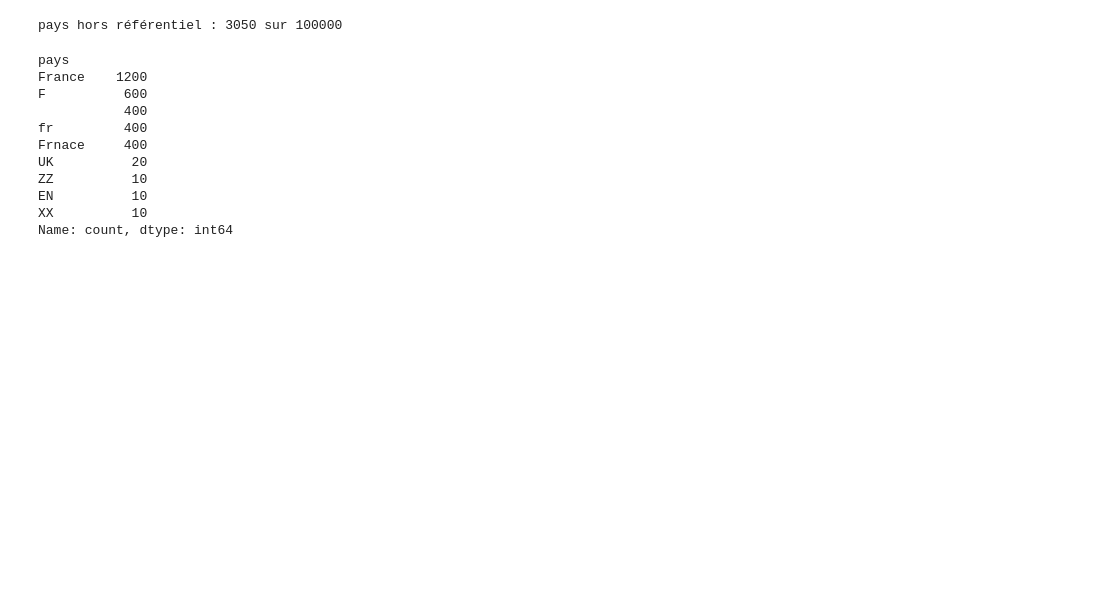
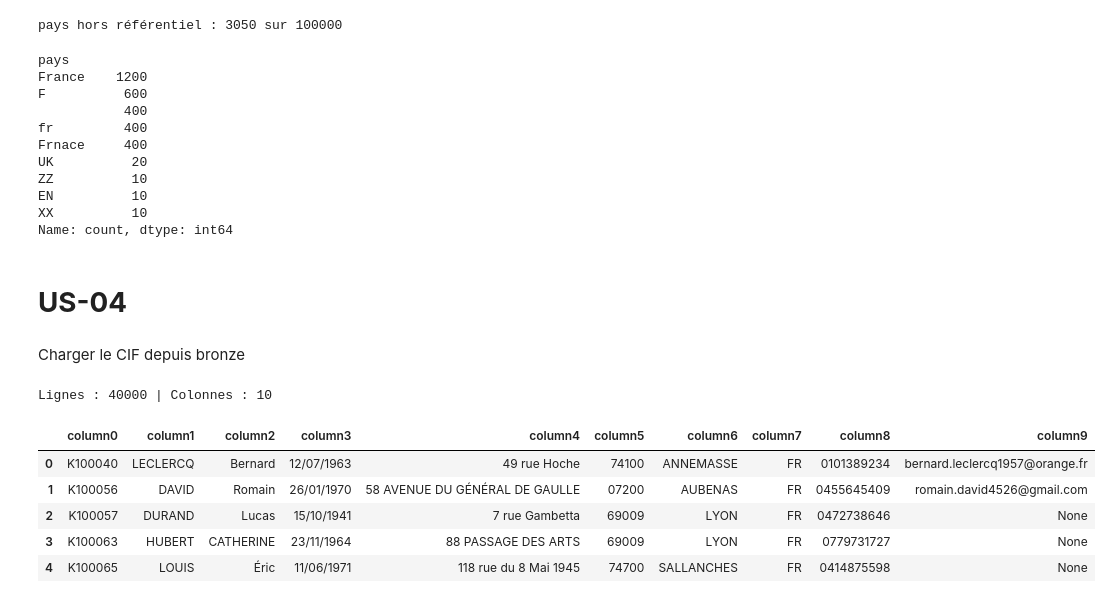
Before and after one commit to Samii05/td-qualite-g01, a Jupyter notebook: notebooks/S1_01.ipynb, the cells around one changed output. Cells and saved outputs as stored; diff of their text form; code cells hidden in the pictures; blank space fills up the shorter version.

```diff
--- a/notebooks/S1_01.ipynb
+++ b/notebooks/S1_01.ipynb
@@ -829,3 +829,5 @@ ZZ          10
 EN          10
 XX          10
 Name: count, dtype: int64
+# %% [markdown]
+# **US-04**
@@ -831,0 +845,16 @@ Name: count, dtype: int64
+# %% [markdown]
+Charger le CIF depuis bronze
+# %%
+cif = lire("SELECT * FROM bronze.cif_clients WHERE _batch_id = :b", b=BATCH)
+cif = cif[[c for c in cif.columns if c.startswith("column")]]   # on enlève les métadonnées
+
+print("Lignes :", len(cif), "| Colonnes :", len(cif.columns))
+display(cif.head())
+# %% [output]
+Lignes : 40000 | Colonnes : 10
+|  | column0 | column1 | column2 | column3 | column4 | column5 | column6 | column7 | column8 | column9 |
+| 0 | K100040 | LECLERCQ | Bernard | 12/07/1963 | 49 rue Hoche | 74100 | ANNEMASSE | FR | 0101389234 | bernard.leclercq1957@orange.fr |
+| 1 | K100056 | DAVID | Romain | 26/01/1970 | 58 AVENUE DU GÉNÉRAL DE GAULLE | 07200 | AUBENAS | FR | 0455645409 | romain.david4526@gmail.com |
+| 2 | K100057 | DURAND | Lucas | 15/10/1941 | 7 rue Gambetta | 69009 | LYON | FR | 0472738646 | None |
+| 3 | K100063 | HUBERT | CATHERINE | 23/11/1964 | 88 PASSAGE DES ARTS | 69009 | LYON | FR | 0779731727 | None |
+| 4 | K100065 | LOUIS | Éric | 11/06/1971 | 118 rue du 8 Mai 1945 | 74700 | SALLANCHES | FR | 0414875598 | None |
```
Also changed, not shown: parts of 9 cells of this notebook, 1 other file.
